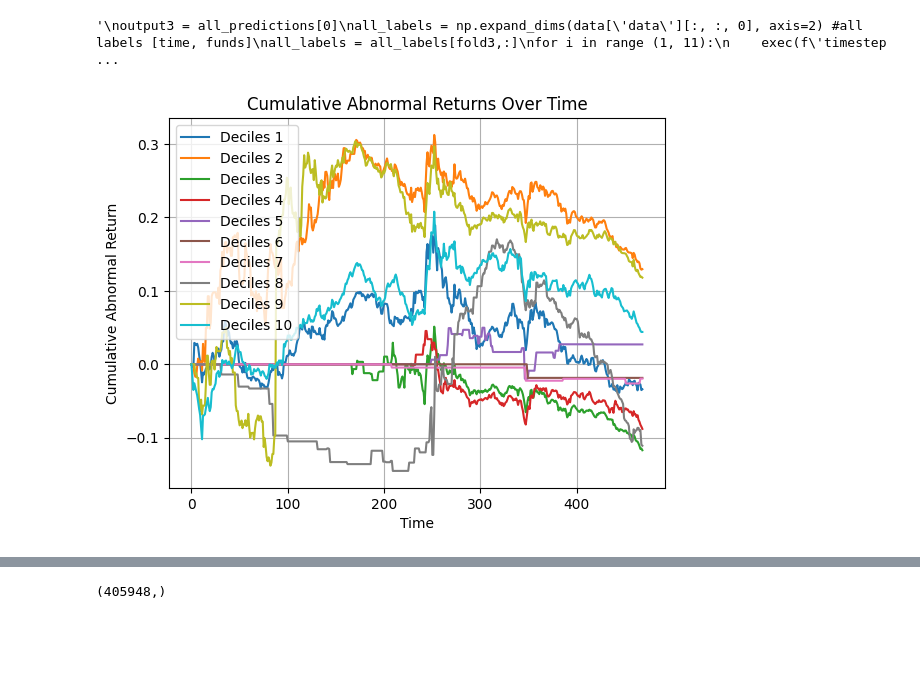
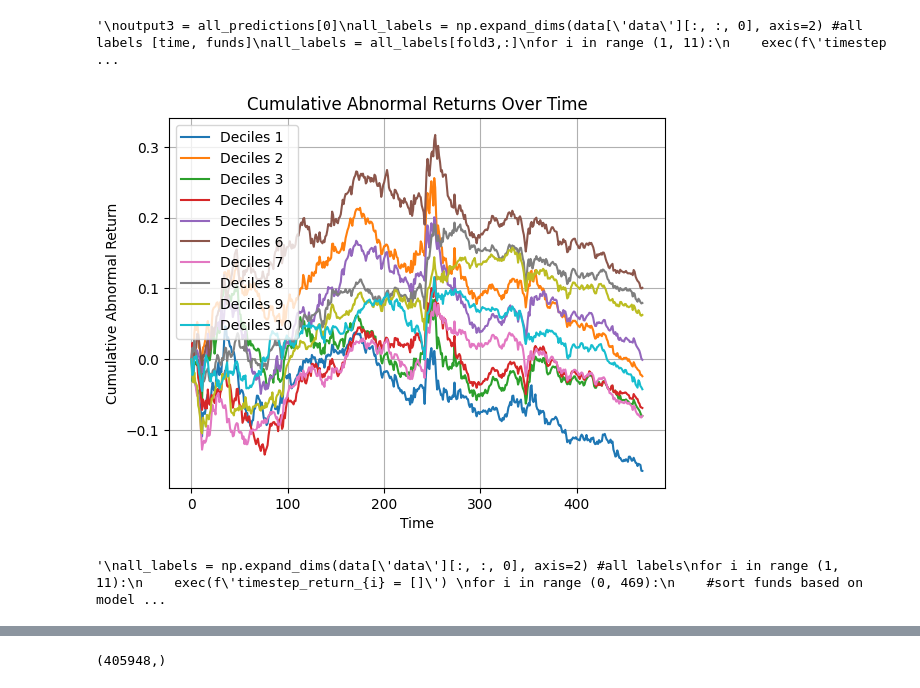
Before and after one commit to AlvisYan2025/MutualFundProtfolilSelection, a Jupyter notebook: mutualfundML.ipynb, the cells around one changed output, grey strips where cells are left out. Saved outputs shown, nothing was run; the diff lists cells and outputs as text; code cells hidden in the pictures; blank space fills up the shorter version.

```diff
--- a/mutualfundML.ipynb
+++ b/mutualfundML.ipynb
@@ -290,7 +315,7 @@ def train_model(model, num_epochs, dataloader_train, dataloader_val, device=devi
                 inputs, labels = inputs.to(device), labels.to(device).float()
                 outputs = model(inputs)
                 loss = criterion(outputs, labels)
-                l2_reg = torch.tensor(0., requires_grad=True)
+                l2_reg = torch.tensor(0.)
                 for param in model.parameters():
                     l2_reg = l2_reg + torch.norm(param, 2)
                 loss = loss + reg * l2_reg
@@ -346,6 +387,7 @@ all_folds
 #for the three folds:
 #first, train/val on the second and third folds and test on the first
 all_predictions =[]
+all_models = []
 for i in range (3):
     print(f'iteration {i+1}')
     print('------------------------------------------')
@@ -364,12 +406,14 @@ for i in range (3):
     valid_loader = DataLoader(dataset_val, shuffle=False, batch_size = batch_size_val)
     checkdb(dataset_train, train_loader)
     #define and train model
-    input_dim = 60
+    input_dim = 14
     hidden_dims = [64]
     dropout = 0.05
     model = NeuralNet(input_dim=input_dim, intermediate_dims=hidden_dims, dropout=dropout)
+    reinitialize_with_glorot_uniform(model)
     train_model(model, 512, train_loader, valid_loader, early_stop=False)
+    all_models.append(model)
     #predict with trained model
-    output = predict(model, sanitize_input_3d(data['data'][test_idx][:,:,1:])) #shape [time, funds, 1]
+    output = predict(model, sanitize_input_3d(data['data'][test_idx][:, :, indexes][:,:,1:])) #output shape [time, funds, 1]
     all_predictions.append(output)
 # %% [output]
@@ -587,3 +608,38 @@ for i in range (1, 11):
 plot_returns(all_timestep_return, labels, cumulative=True)'''
 # %% [output]
 '\noutput3 = all_predictions[0]\nall_labels = np.expand_dims(data[\'data\'][:, :, 0], axis=2) #all labels [time, funds]\nall_labels = all_labels[fold3,:]\nfor i in range (1, 11):\n    exec(f\'timestep ...
+# %%
+invalid_funds_list = []
+invalid_time_list = []
+# %%
+all_labels = np.expand_dims(data['data'][:, :, 0], axis=2) #all labels [time, funds]
+for i in range (1, 11):
+    exec(f'timestep_return_{i} = []')
+timesteps = 468
+for i in range (0, timesteps):
+    #sort funds based on model prediction
+    timestep_pred = outputs[i,:,0] #take predictions of teh specific timestep
+    timestep_label = all_labels[i,:,0] #take labels of the specific timestep
+    mask = get_valid_label_mask_month(timestep_label)
+    timestep_pred_valid = timestep_pred[mask]
+    timestep_label_valid = timestep_label[mask]
+    fund_data = sort_fund(timestep_pred_valid)
+    for j in range (1, 11):
+        decile_ind = select_decile(fund_data, j)
+        decile = torch.tensor(timestep_label_valid)[decile_ind] #[funds, 1]
+        #print('decile shape',decile.shape)
+        #print("decile", decile)
+        return_month = equal_weight(decile) #the weighted return for the month
+        if return_month.isnan():
+            print("time", i)
+            invalid_time_list.append(i)
+            invalid_funds_list.append(decile_ind)
+        exec(f'timestep_return_{j}.append(return_month)')
+all_timestep_return = []
+labels = []
+for i in range (1, 11):
+    exec(f'all_timestep_return.append(timestep_return_{i})')
+    labels.append(f'Deciles {i}')
+plot_returns(all_timestep_return, labels, cumulative=True)
+# %% [output]
+[figure, added]
@@ -590,15 +653,15 @@ plot_returns(all_timestep_return, labels, cumulative=True)'''
 # %%
-#cumulative graph for the entire set
-outputs = torch.cat(all_predictions, dim=0)
-all_labels = np.expand_dims(data['data'][:, :, 0], axis=2) #all labels [time, funds]
+#graph the actual cumulative return
+#take the actual rank from the labels and graph
+'''
+all_labels = np.expand_dims(data['data'][:, :, 0], axis=2) #all labels
 for i in range (1, 11):
     exec(f'timestep_return_{i} = []')
-timesteps = 468
-for i in range (0, timesteps):
+for i in range (0, 469):
     #sort funds based on model prediction
     time = i #the current timestep
-    fund_data = sort_fund(outputs, timestep=time)
-    fund_data.to_csv('funddata.csv')
+    fund_data = sort_fund(all_labels, timestep=time)
+    #fund_data.to_csv('funddata.csv')
     for i in range (1, 11):
         decile_ind = select_decile(fund_data, i)
         decile = torch.tensor(all_labels)[time, decile_ind, :] #[funds, 1]
@@ -611,6 +674,6 @@ labels = []
 for i in range (1, 11):
     exec(f'all_timestep_return.append(timestep_return_{i})')
     labels.append(f'Deciles {i}')
-plot_returns(all_timestep_return, labels, cumulative=True)
+plot_returns(all_timestep_return, labels, cumulative=True)'''
 # %% [output]
-[figure, removed]
+'\nall_labels = np.expand_dims(data[\'data\'][:, :, 0], axis=2) #all labels\nfor i in range (1, 11):\n    exec(f\'timestep_return_{i} = []\') \nfor i in range (0, 469):\n    #sort funds based on model ...
```
Also changed, not shown: parts of 24 cells of this notebook, 1 other file.
